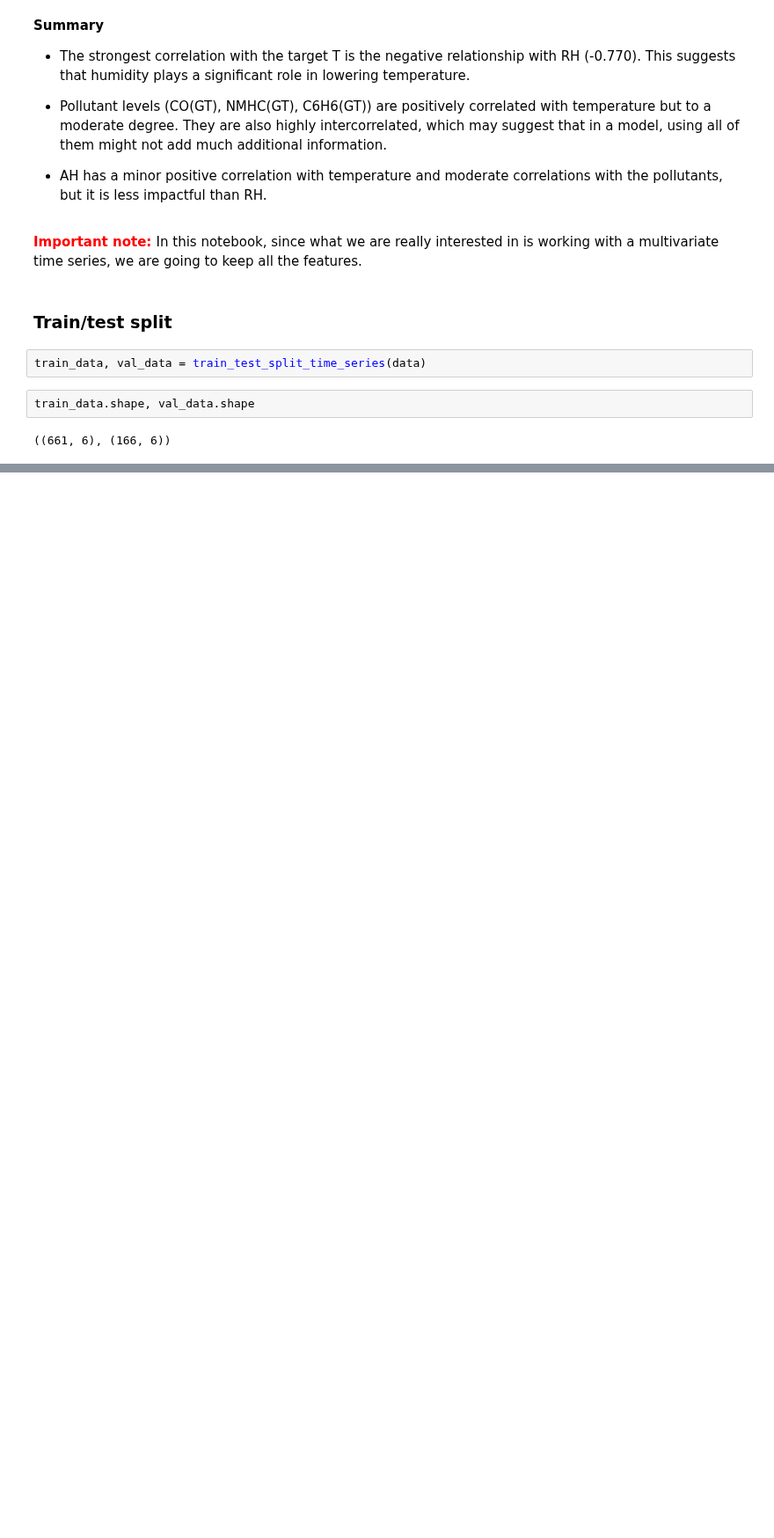
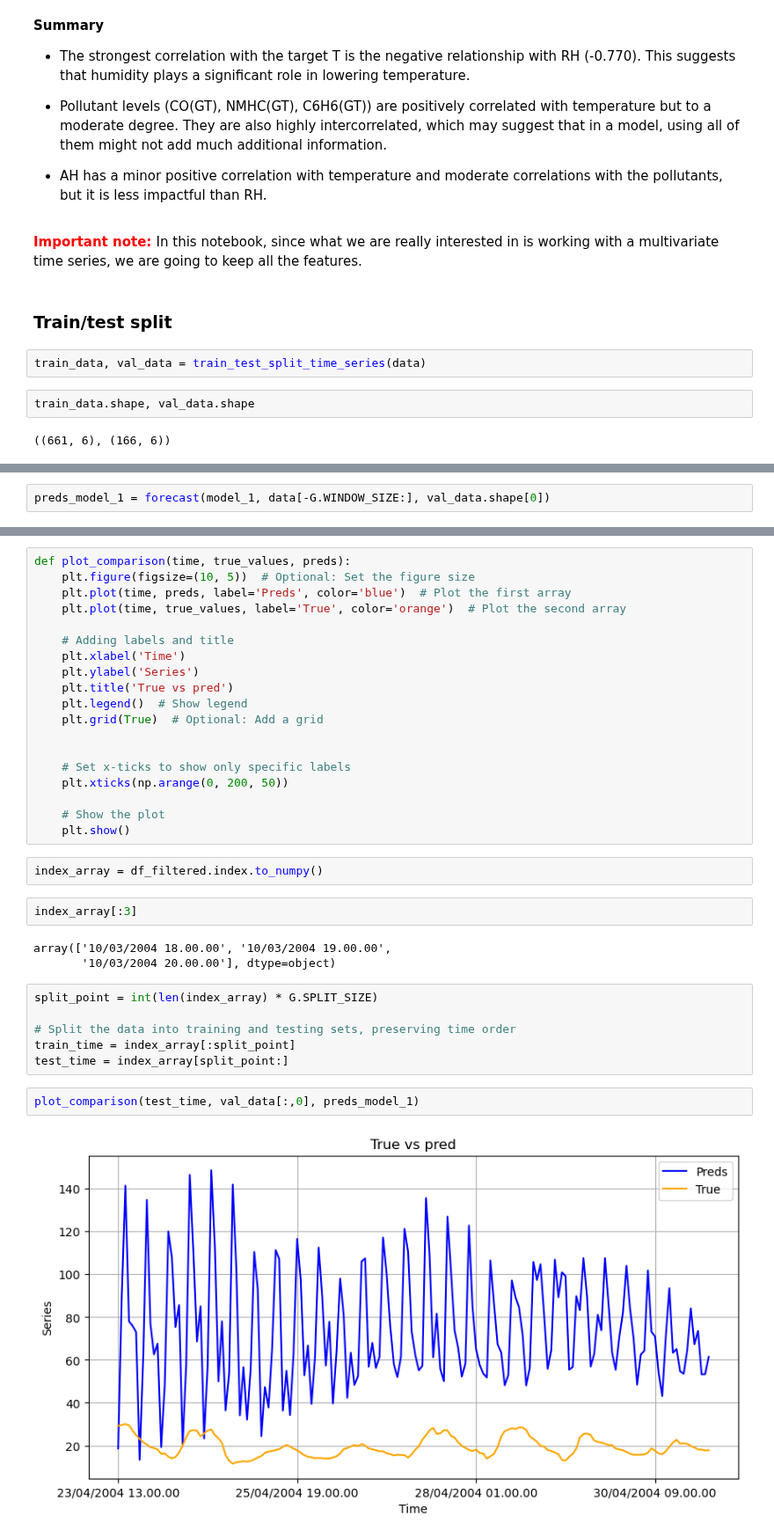
Before and after one commit to MNGARCIA085/Time-Series-with-Deep-Leaning, a Jupyter notebook: Multivariate/Air Quality/Air_Quality.ipynb, the cells around one changed output, grey strips where cells are left out. Shown at 88% size. Saved outputs shown, nothing was run; the diff lists cells and outputs as text; blank space fills up the shorter version.

```diff
--- a/Multivariate/Air Quality/Air_Quality.ipynb
+++ b/Multivariate/Air Quality/Air_Quality.ipynb
@@ -484,0 +466,2 @@ data[np.newaxis].shape
+# %%
+preds_model_1 = forecast(model_1, data[-G.WINDOW_SIZE:], val_data.shape[0])
@@ -484,0 +552,36 @@ data[np.newaxis].shape
+# %%
+def plot_comparison(time, true_values, preds):
+    plt.figure(figsize=(10, 5))  # Optional: Set the figure size
+    plt.plot(time, preds, label='Preds', color='blue')  # Plot the first array
+    plt.plot(time, true_values, label='True', color='orange')  # Plot the second array
+
+    # Adding labels and title
+    plt.xlabel('Time')
+    plt.ylabel('Series')
+    plt.title('True vs pred')
+    plt.legend()  # Show legend
+    plt.grid(True)  # Optional: Add a grid
+
+
+    # Set x-ticks to show only specific labels
+    plt.xticks(np.arange(0, 200, 50))
+
+    # Show the plot
+    plt.show()
+# %%
+index_array = df_filtered.index.to_numpy()
+# %%
+index_array[:3]
+# %% [output]
+array(['10/03/2004 18.00.00', '10/03/2004 19.00.00',
+       '10/03/2004 20.00.00'], dtype=object)
+# %%
+split_point = int(len(index_array) * G.SPLIT_SIZE)
+
+# Split the data into training and testing sets, preserving time order
+train_time = index_array[:split_point]
+test_time = index_array[split_point:]
+# %%
+plot_comparison(test_time, val_data[:,0], preds_model_1)
+# %% [output]
+[figure, added]
```
Also changed, not shown: parts of 52 cells of this notebook, 1 other file.
